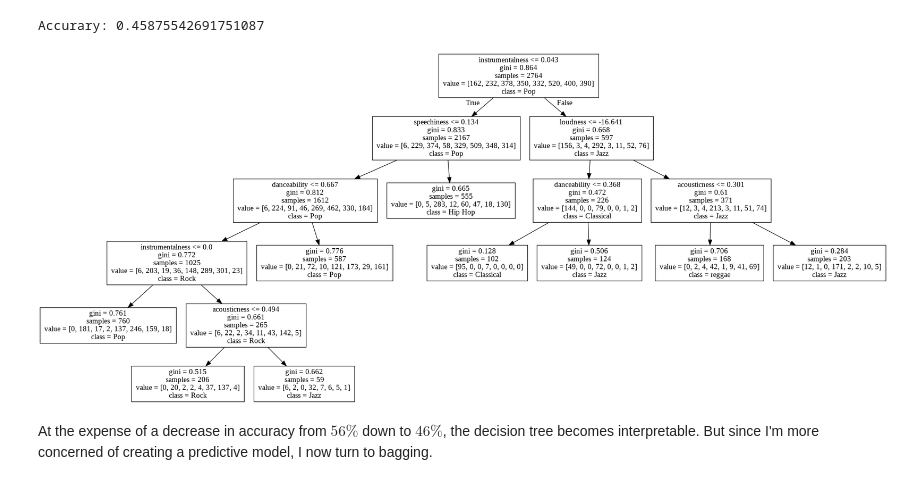
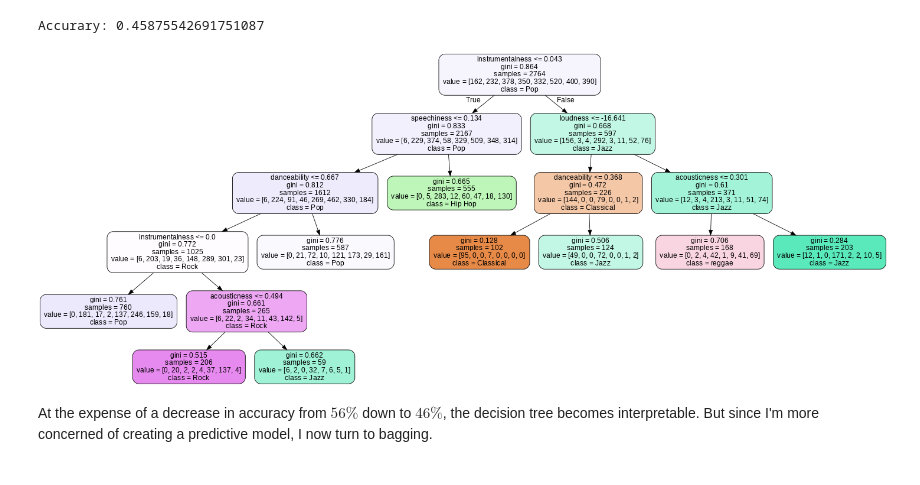
Before and after one commit to teddyjesus/predictingSongGenre, a Jupyter notebook: predictingSongGenre.ipynb, the cells around one changed output. Cells and saved outputs as stored; diff of their text form; code cells hidden in the pictures.

```diff
--- a/predictingSongGenre.ipynb
+++ b/predictingSongGenre.ipynb
@@ -245,15 +245,18 @@ print("Accurary:",accuracy_score(y_test,predictions))
 Accurary: 0.45875542691751087
 # %%
 #https://scikit-learn.org/stable/modules/generated/sklearn.tree.export_graphviz.html
+#https://stackoverflow.com/questions/51346827/how-can-i-specify-the-figsize-of-a-graphviz-representation-of-decision-tree/51351199
 classes=final_model.classes_ #classes
 features=data.iloc[:,1:].columns #feature names
 
 dot=tree.export_graphviz(final_model,out_file=None,
-                         class_names=classes,feature_names=features)
+                         class_names=classes,feature_names=features,
+                         filled=True,rounded=True)
 graph=pydotplus.graph_from_dot_data(dot)
+graph.set_size('"15,15!"')
 Image(graph.create_png())
 # %% [output]
-[figure, old version]
+[figure, new version]
 # %% [markdown]
 At the expense of a decrease in accuracy from $56\%$ down to $46\%$, the decision tree becomes interpretable. But since I'm more concerned of creating a predictive model, I now turn to bagging.
 # %% [markdown]
```
